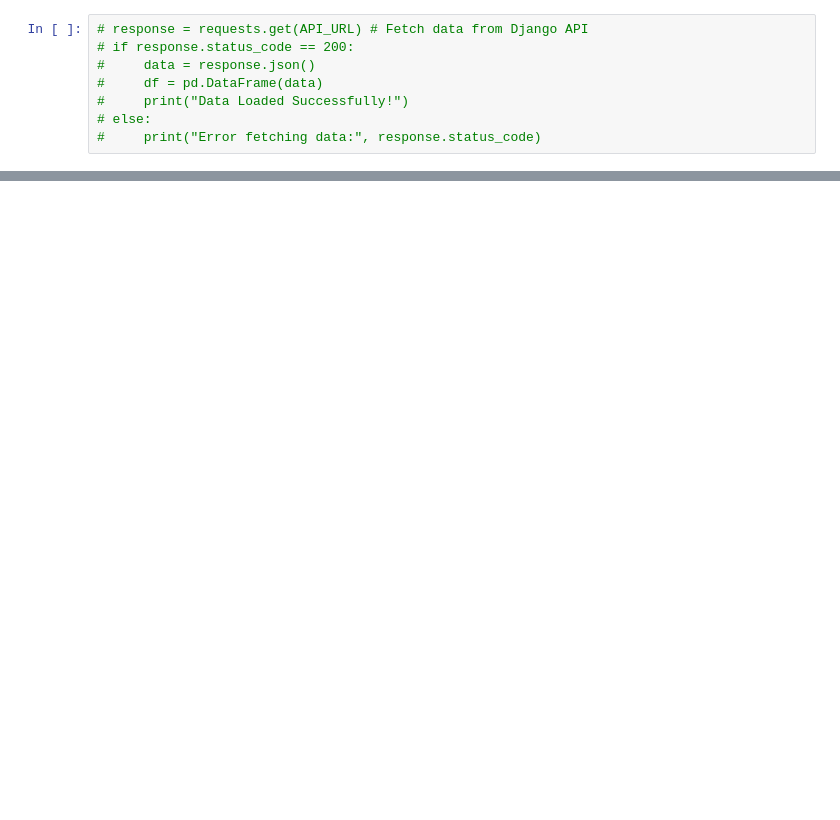
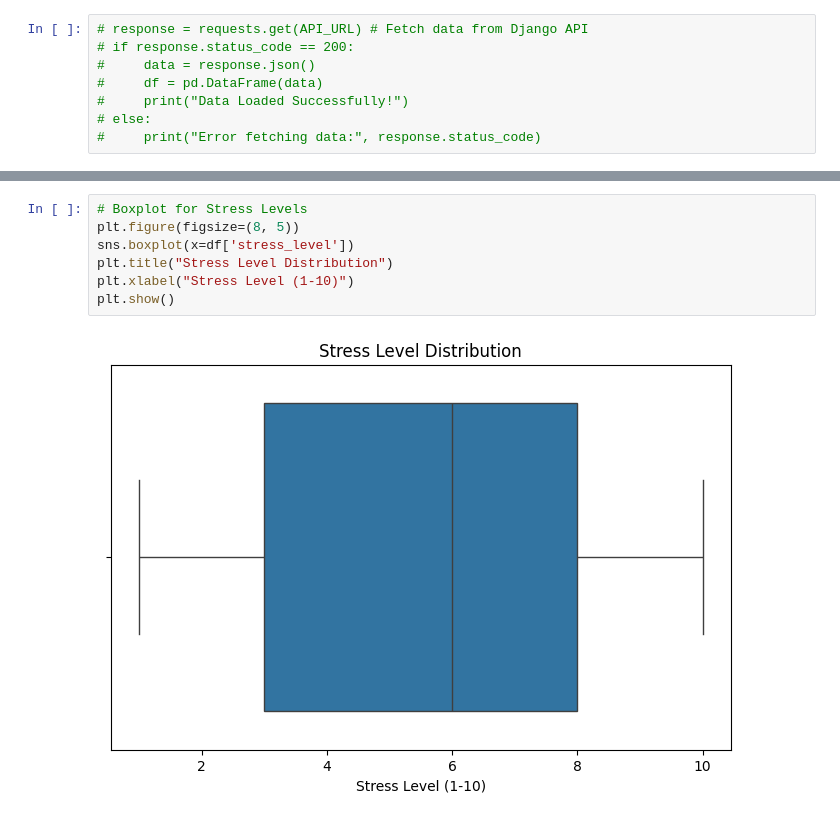
Before and after one commit to AmulyaJain2004/Student-Productivity-Study-Habits-Analysis, a Jupyter notebook: ML_notebooks/Survey_Preprocessing.ipynb, the cells around one changed output, grey strips where cells are left out. Saved outputs shown, nothing was run; the diff lists cells and outputs as text; blank space fills up the shorter version.

```diff
--- a/ML_notebooks/Survey_Preprocessing.ipynb
+++ b/ML_notebooks/Survey_Preprocessing.ipynb
@@ -27,0 +137,9 @@ df.head()
+# %%
+# Boxplot for Stress Levels
+plt.figure(figsize=(8, 5))
+sns.boxplot(x=df['stress_level'])
+plt.title("Stress Level Distribution")
+plt.xlabel("Stress Level (1-10)")
+plt.show()
+# %% [output]
+[figure, added]
```
Also changed, not shown: parts of 19 cells of this notebook.
